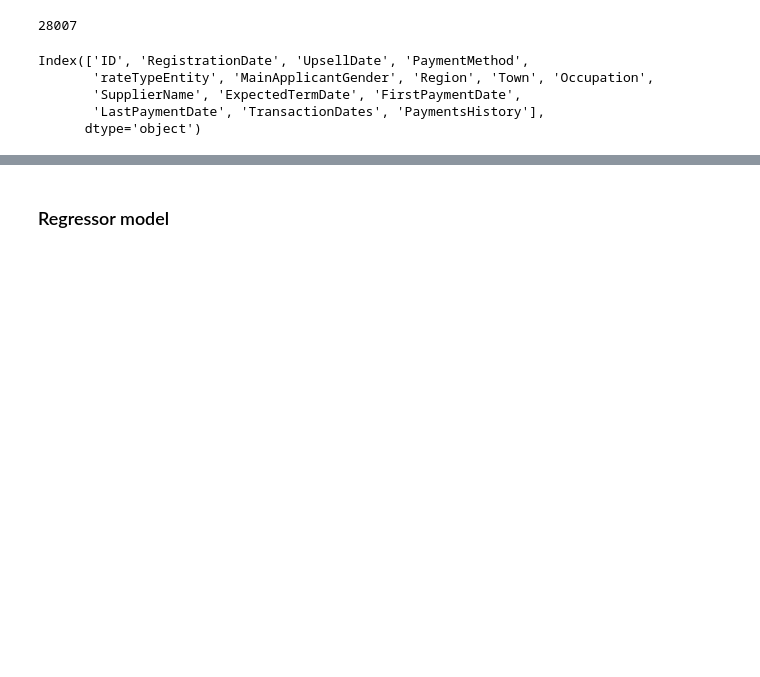
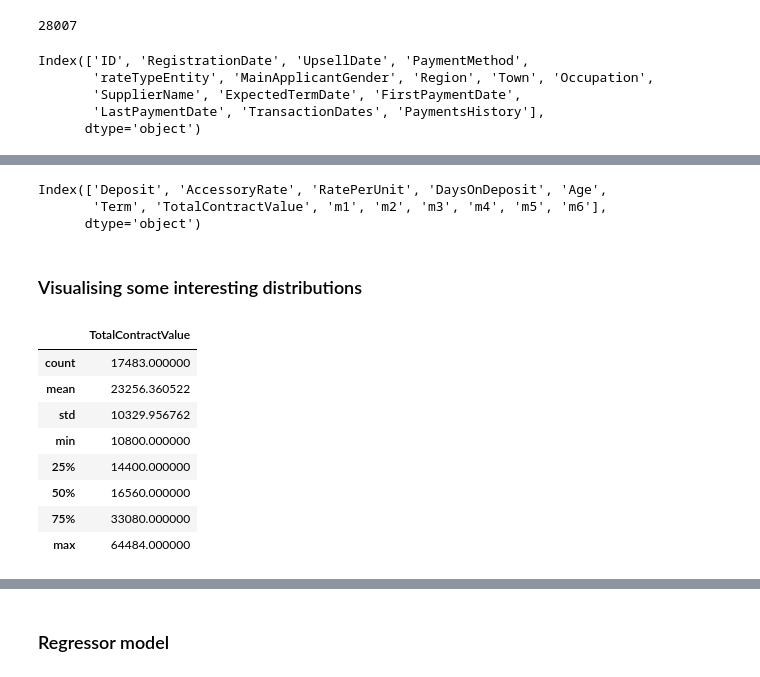
Before and after one commit to AumPandya95/zindi_paygo, a Jupyter notebook: notebooks/exploratory_data_analysis/eda.ipynb, the cells around one changed output, grey strips where cells are left out. Drawn from its saved outputs; the diff is of its cells as text; code cells hidden in the pictures; blank space fills up the shorter version.

```diff
--- a/notebooks/exploratory_data_analysis/eda.ipynb
+++ b/notebooks/exploratory_data_analysis/eda.ipynb
@@ -118,0 +109,21 @@ px.box(train_merged, x= 'MainApplicantGender', y='Deposit')
+# %%
+# Identifying the numerical columns
+train_merged.select_dtypes(exclude=['object']).columns
+# %% [output]
+Index(['Deposit', 'AccessoryRate', 'RatePerUnit', 'DaysOnDeposit', 'Age',
+       'Term', 'TotalContractValue', 'm1', 'm2', 'm3', 'm4', 'm5', 'm6'],
+      dtype='object')
+# %% [markdown]
+### Visualising some interesting distributions
+# %%
+train_merged[train_merged['MainApplicantGender'] == 'Male'][['TotalContractValue']].describe()
+# %% [output]
+|  | TotalContractValue |
+| count | 17483.000000 |
+| mean | 23256.360522 |
+| std | 10329.956762 |
+| min | 10800.000000 |
+| 25% | 14400.000000 |
+| 50% | 16560.000000 |
+| 75% | 33080.000000 |
+| max | 64484.000000 |
```
Also changed, not shown: parts of 12 cells of this notebook.
